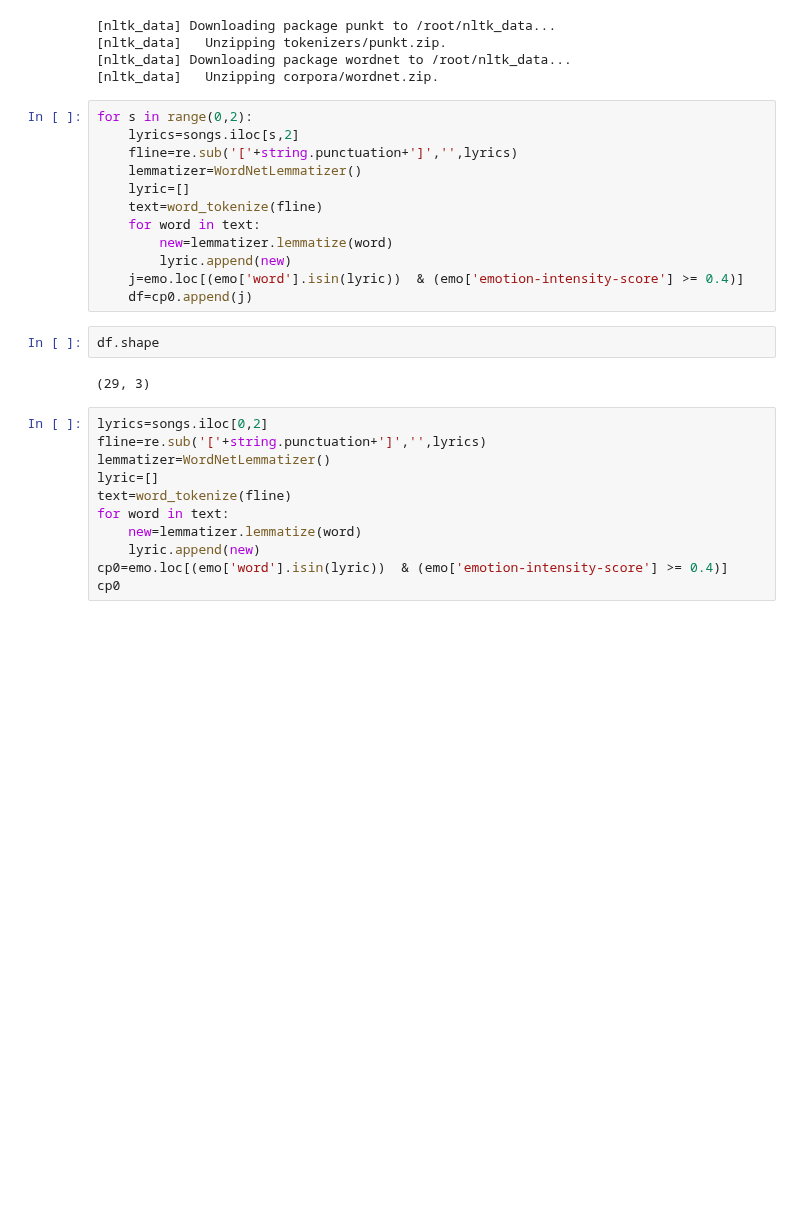
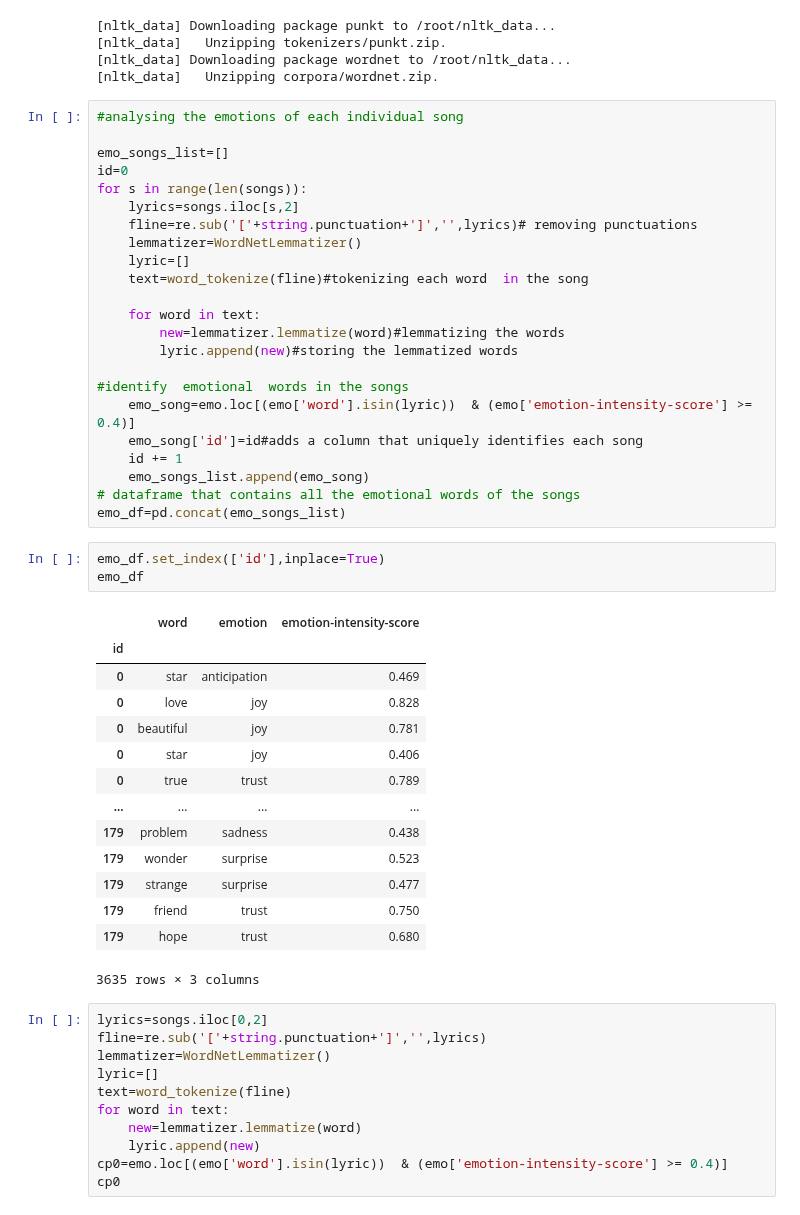
Before and after one commit to Gail529/Recommendation-system, a Jupyter notebook: nrc_song.ipynb, the cells around one changed output. Drawn from its saved outputs; the diff is of its cells as text; blank space fills up the shorter version.

Commit message:
mapped words to their respective emotion

```diff
--- a/nrc_song.ipynb
+++ b/nrc_song.ipynb
@@ -27,21 +26,46 @@ songs.head(50)
 [nltk_data] Downloading package wordnet to /root/nltk_data...
 [nltk_data]   Unzipping corpora/wordnet.zip.
 # %%
-for s in range(0,2):
+#analysing the emotions of each individual song
+
+emo_songs_list=[]
+id=0
+for s in range(len(songs)):
     lyrics=songs.iloc[s,2]
-    fline=re.sub('['+string.punctuation+']','',lyrics)
+    fline=re.sub('['+string.punctuation+']','',lyrics)# removing punctuations
     lemmatizer=WordNetLemmatizer()
     lyric=[]
-    text=word_tokenize(fline)
+    text=word_tokenize(fline)#tokenizing each word  in the song
+
     for word in text:
-        new=lemmatizer.lemmatize(word)
-        lyric.append(new)
-    j=emo.loc[(emo['word'].isin(lyric))  & (emo['emotion-intensity-score'] >= 0.4)]
-    df=cp0.append(j)
+        new=lemmatizer.lemmatize(word)#lemmatizing the words
+        lyric.append(new)#storing the lemmatized words
+
+#identify  emotional  words in the songs
+    emo_song=emo.loc[(emo['word'].isin(lyric))  & (emo['emotion-intensity-score'] >= 0.4)]
+    emo_song['id']=id#adds a column that uniquely identifies each song
+    id += 1
+    emo_songs_list.append(emo_song)
+# dataframe that contains all the emotional words of the songs
+emo_df=pd.concat(emo_songs_list)
-# %%
-df.shape
-# %% [output]
-(29, 3)
+# %%
+emo_df.set_index(['id'],inplace=True)
+emo_df
+# %% [output]
+|  | word | emotion | emotion-intensity-score |
+| id |  |  |  |
+| 0 | star | anticipation | 0.469 |
+| 0 | love | joy | 0.828 |
+| 0 | beautiful | joy | 0.781 |
+| 0 | star | joy | 0.406 |
+| 0 | true | trust | 0.789 |
+| ... | ... | ... | ... |
+| 179 | problem | sadness | 0.438 |
+| 179 | wonder | surprise | 0.523 |
+| 179 | strange | surprise | 0.477 |
+| 179 | friend | trust | 0.750 |
+| 179 | hope | trust | 0.680 |
+3635 rows × 3 columns
 # %%
 lyrics=songs.iloc[0,2]
 fline=re.sub('['+string.punctuation+']','',lyrics)
```
Also changed, not shown: parts of 1 cell of this notebook.
